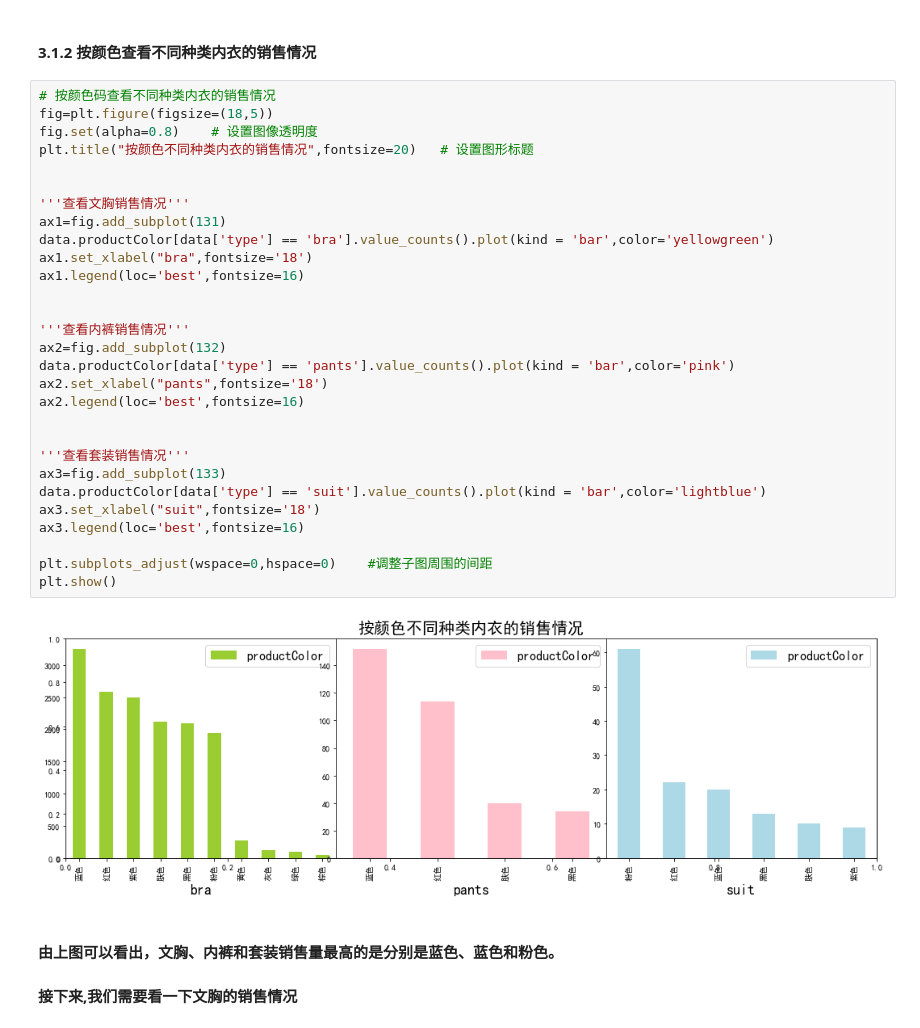
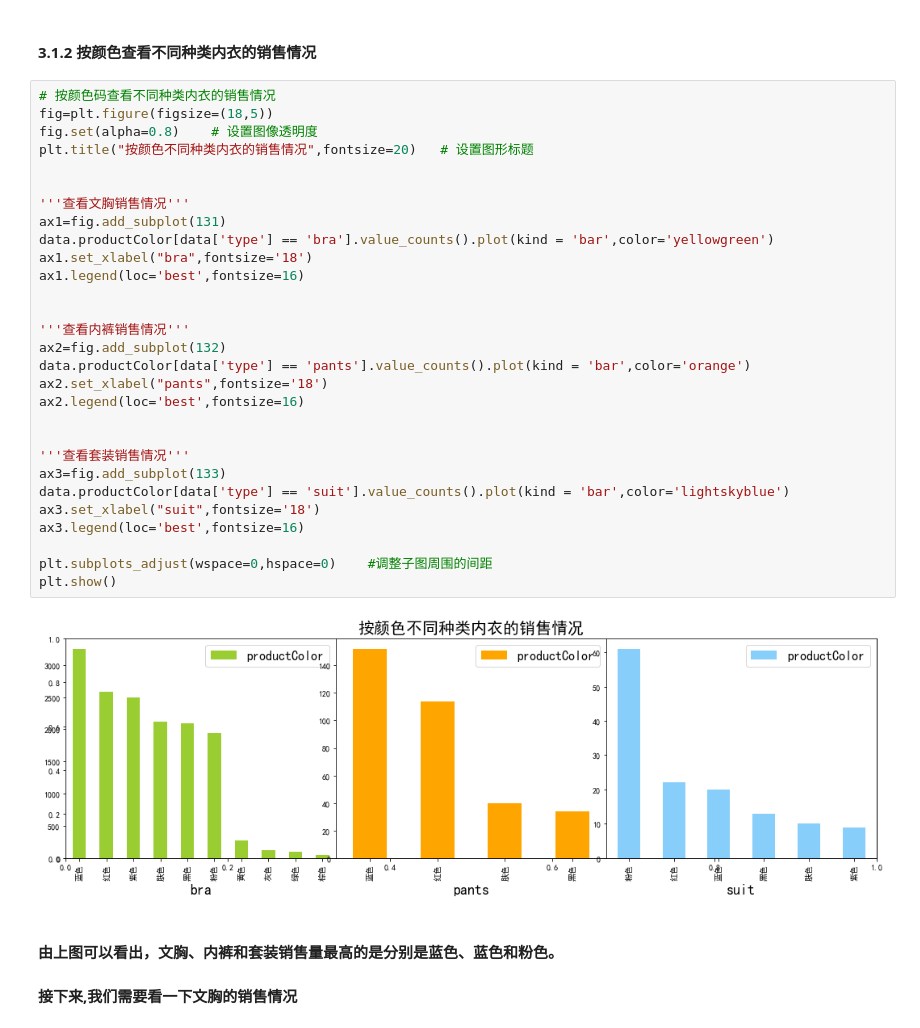
Before and after one commit to qiweiyang123/Machine_Learning, a Jupyter notebook: bra_analysis.ipynb, the cells around one changed output. Saved outputs shown, nothing was run; the diff lists cells and outputs as text.

```diff
--- a/bra_analysis.ipynb
+++ b/bra_analysis.ipynb
@@ -356,34 +343,34 @@ plt.show()
 # %%
 # 按颜色码查看不同种类内衣的销售情况
 fig=plt.figure(figsize=(18,5))
 fig.set(alpha=0.8)    # 设置图像透明度
 plt.title("按颜色不同种类内衣的销售情况",fontsize=20)   # 设置图形标题
 
 
 '''查看文胸销售情况'''
 ax1=fig.add_subplot(131)
 data.productColor[data['type'] == 'bra'].value_counts().plot(kind = 'bar',color='yellowgreen')
 ax1.set_xlabel("bra",fontsize='18')
 ax1.legend(loc='best',fontsize=16)
 
 
 '''查看内裤销售情况'''
 ax2=fig.add_subplot(132)
-data.productColor[data['type'] == 'pants'].value_counts().plot(kind = 'bar',color='pink')
+data.productColor[data['type'] == 'pants'].value_counts().plot(kind = 'bar',color='orange')
 ax2.set_xlabel("pants",fontsize='18')
 ax2.legend(loc='best',fontsize=16)
 
 
 '''查看套装销售情况'''
 ax3=fig.add_subplot(133)
-data.productColor[data['type'] == 'suit'].value_counts().plot(kind = 'bar',color='lightblue')
+data.productColor[data['type'] == 'suit'].value_counts().plot(kind = 'bar',color='lightskyblue')
 ax3.set_xlabel("suit",fontsize='18')
 ax3.legend(loc='best',fontsize=16)
 
 plt.subplots_adjust(wspace=0,hspace=0)    #调整子图周围的间距
 plt.show()
 # %% [output]
-[figure, old version]
+[figure, new version]
 # %% [markdown]
 #### 由上图可以看出，文胸、内裤和套装销售量最高的是分别是蓝色、蓝色和粉色。
 #### 接下来,我们需要看一下文胸的销售情况
```
Also changed, not shown: parts of 13 cells of this notebook.
